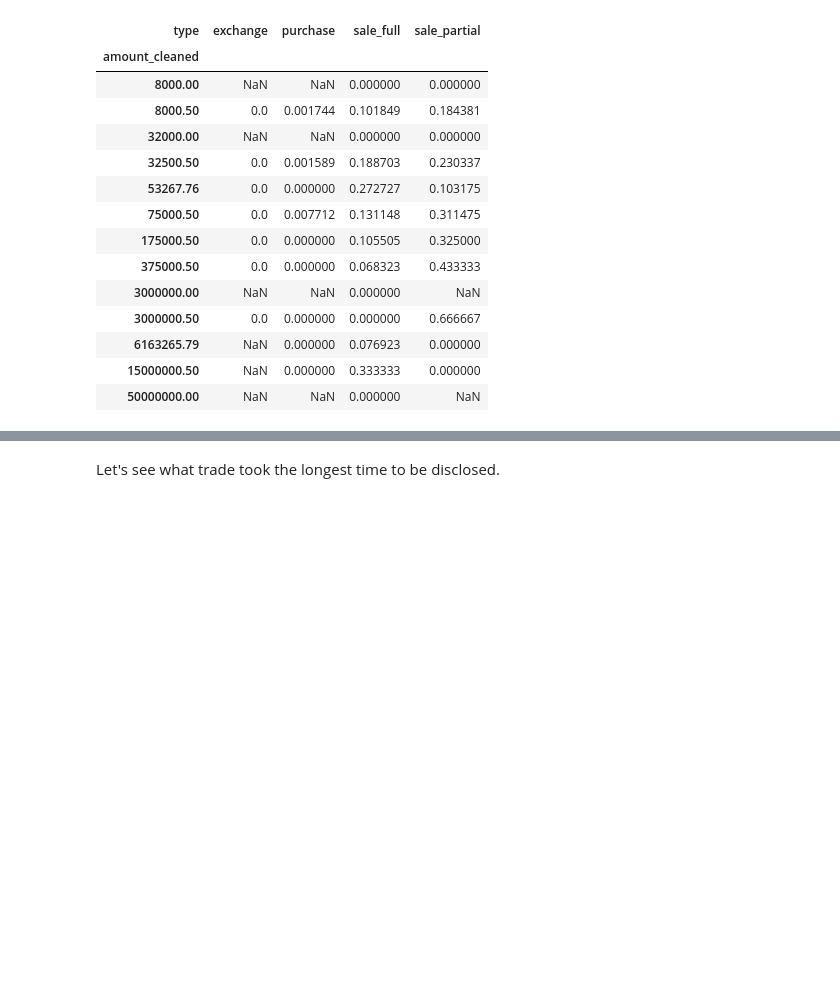
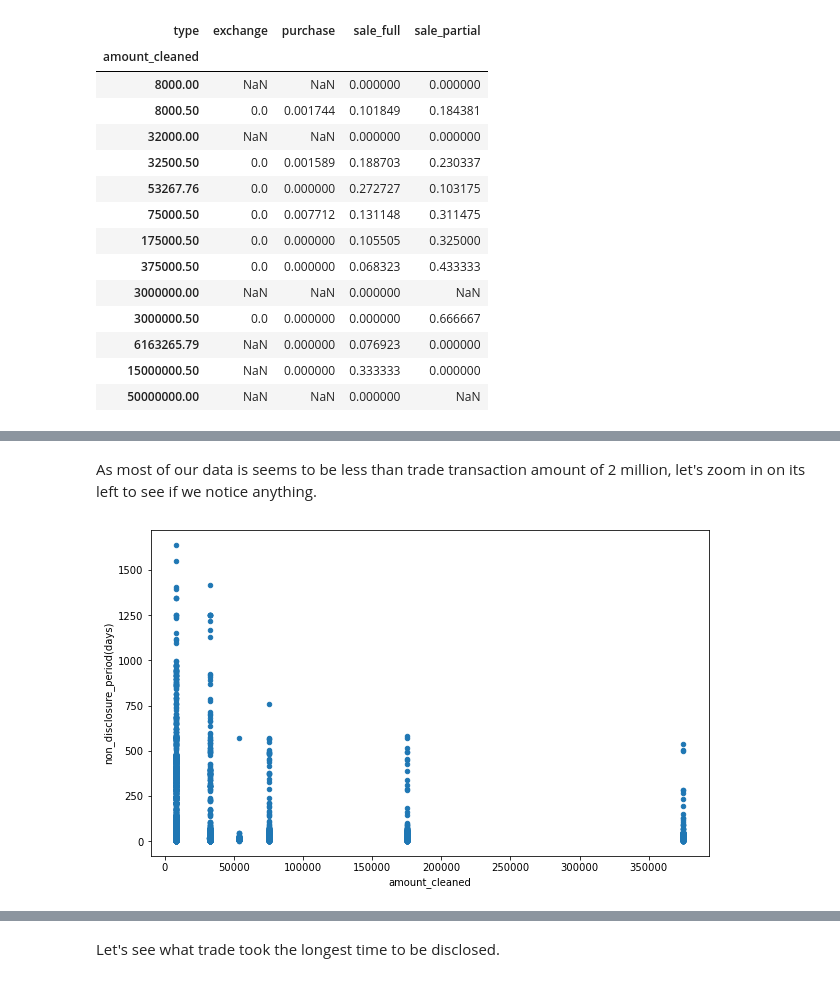
Before and after one commit to tharvipop/sussy-stock-trades, a Jupyter notebook: cleaning_and_eda.ipynb, the cells around one changed output, grey strips where cells are left out. Cells and saved outputs as stored; diff of their text form; code cells hidden in the pictures; blank space fills up the shorter version.

```diff
--- a/cleaning_and_eda.ipynb
+++ b/cleaning_and_eda.ipynb
@@ -386,0 +394,7 @@ df.head()
+# %% [markdown]
+As most of our data is seems to be less than trade transaction amount of 2 million, let's zoom in on its left to see if we notice anything.
+# %%
+closer_look = relevant_non_disclosure_periods[relevant_non_disclosure_periods['amount_cleaned'] < 2_000_000]
+closer_look.plot(kind='scatter', x='amount_cleaned', y = 'non_disclosure_period(days)', figsize=(10,6));
+# %% [output]
+[figure, added]
```
Also changed, not shown: parts of 17 cells of this notebook.
